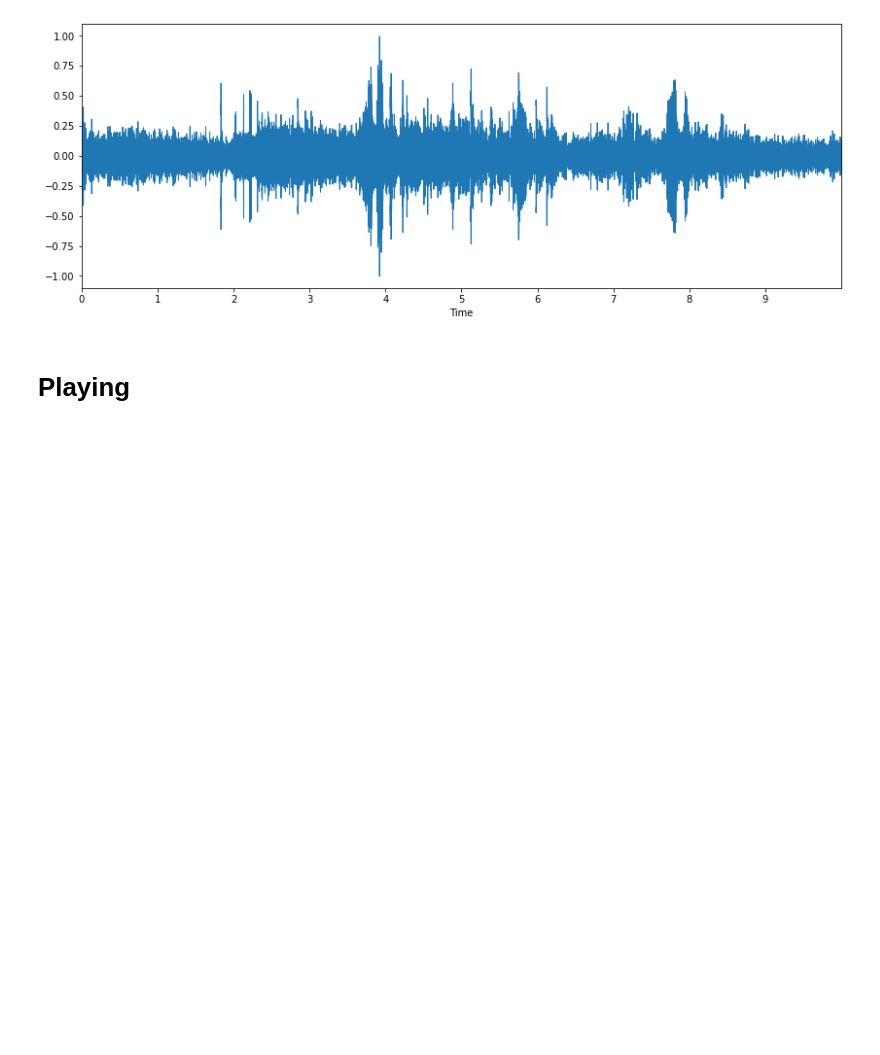
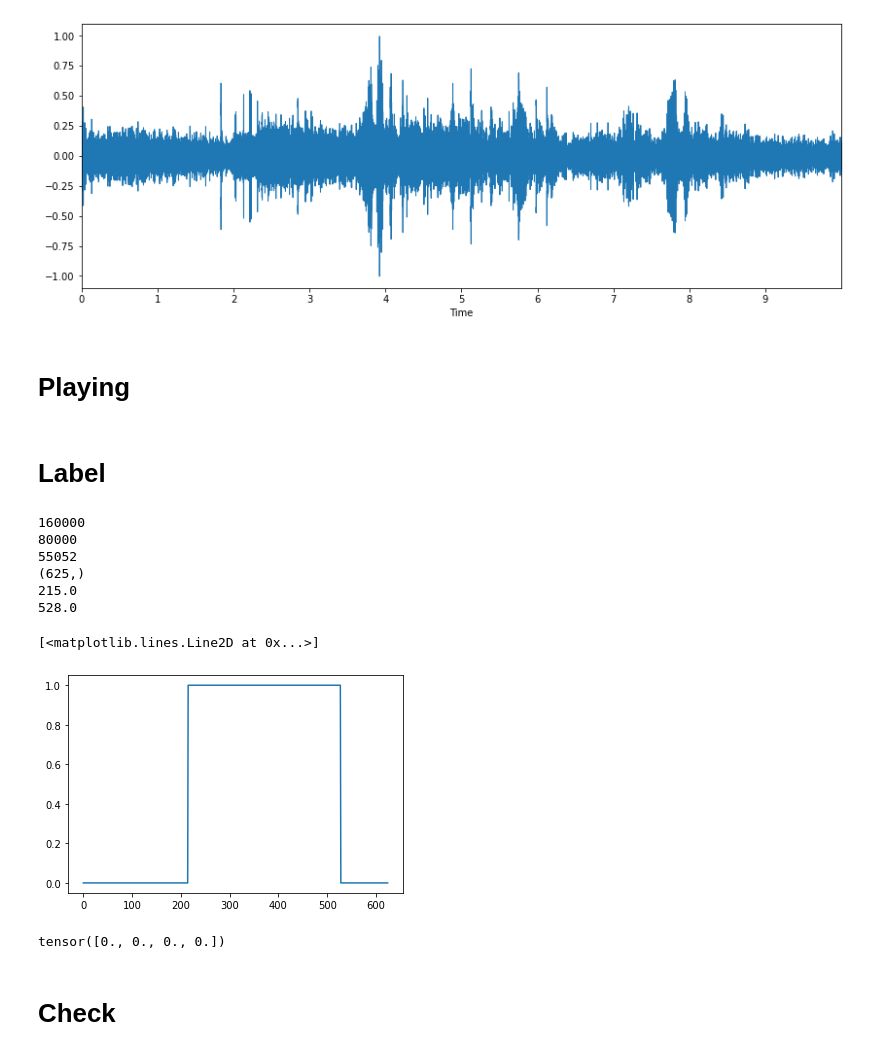
Before and after one commit to kooBH/VADK, a Jupyter notebook: data_prep/test_SNR_mix.ipynb, the cells around one changed output. Cells and saved outputs as stored; diff of their text form; code cells hidden in the pictures; blank space fills up the shorter version.

```diff
--- a/data_prep/test_SNR_mix.ipynb
+++ b/data_prep/test_SNR_mix.ipynb
@@ -169,3 +169,35 @@ librosa.display.waveplot(mixed, sr=sr)
 # Playing
 # %%
 ipd.Audio(dara, rate=sr)
+# %% [markdown]
+# Label
+# %%
+print(n_sample_noise)
+print(n_sample_clean)
+print(offset_clean)
+n_fft = 1024
+n_shift = 256
+# sample domain -> STFT domain
+label = np.zeros(625)
+print(np.shape(label))
+print(np.round(offset_clean/n_shift))
+print(np.round((offset_clean+n_sample_clean)/n_shift))
+label[int(np.round(offset_clean/n_shift)):int(np.round((offset_clean+n_sample_clean)/n_shift))]=1
+
+plt.plot(label)
+# %% [output]
+160000
+80000
+55052
+(625,)
+215.0
+528.0
+[<matplotlib.lines.Line2D at 0x...>]
+[figure, added]
+# %%
+import torch
+torch.zeros(4)
+# %% [output]
+tensor([0., 0., 0., 0.])
+# %% [markdown]
+# Check
```
Also changed, not shown: parts of 2 cells of this notebook, 1 other file.
